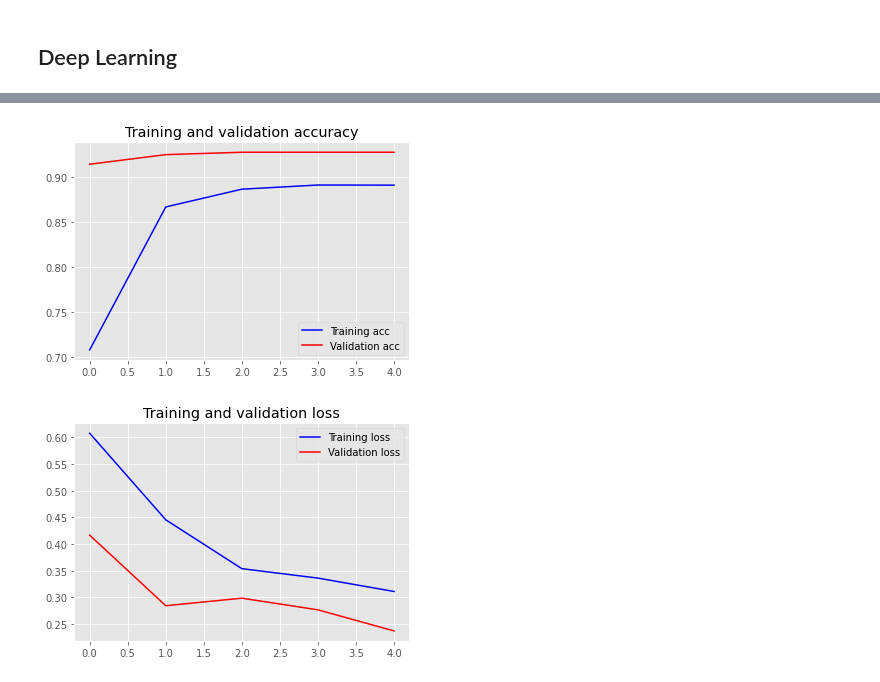
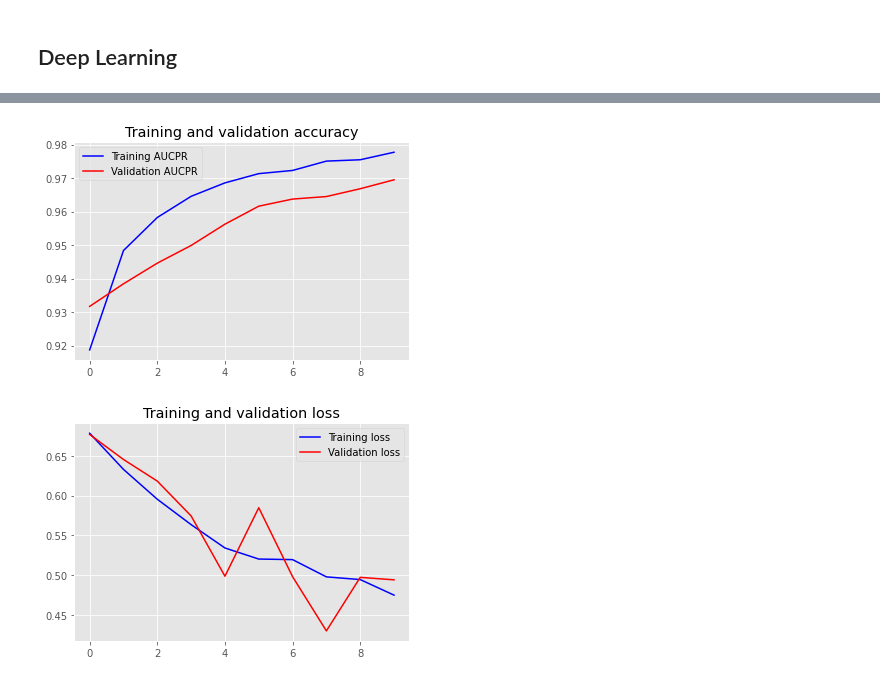
Before and after one commit to bachhvu/Amazon-NLP, a Jupyter notebook: Model Development.ipynb, the cells around one changed output, grey strips where cells are left out. Saved outputs shown, nothing was run; the diff lists cells and outputs as text; code cells hidden in the pictures.

```diff
--- a/Model Development.ipynb
+++ b/Model Development.ipynb
@@ -406,8 +377,13 @@ _________________________________________________________________
 # %%
-model.compile(loss="binary_crossentropy", optimizer=Adam(5e-4), metrics=["accuracy"])
+model.compile(loss="binary_crossentropy", optimizer=Adam(5e-4), metrics=[pr_metric])
 # %%
 callbacks = [ReduceLROnPlateau(monitor='val_loss', patience=5, cooldown=0),
              EarlyStopping(monitor='val_acc', min_delta=1e-4, patience=5)]
+# %%
+from sklearn.utils import class_weight
+class_weight = class_weight.compute_class_weight('balanced', np.unique(y_train), np.ravel(y_train))
+# %%
+class_weight = {i : class_weight[i] for i in range(2)}
 # %%
-H = model.fit(x_train, y_train, batch_size=1024, epochs=5, validation_split=0.05, verbose=1, callbacks=callbacks)
+H = model.fit(x_train, y_train, batch_size=1024, epochs=10, class_weight=class_weight, validation_split=0.05, verbose=1, callbacks=callbacks)
 # %% [output]
@@ -424,29 +410,29 @@ Epoch 5/5
 # %%
-acc = H.history['accuracy']
-val_acc = H.history['val_accuracy']
+acc = H.history['auc']
+val_acc = H.history['val_auc']
 loss = H.history['loss']
 val_loss = H.history['val_loss']
 
 epochs = range(len(acc))
 
 plt.style.use("ggplot")
 
-plt.plot(epochs, acc, 'b', label='Training acc')
-plt.plot(epochs, val_acc, 'r', label='Validation acc')
+plt.plot(epochs, acc, 'b', label='Training AUCPR')
+plt.plot(epochs, val_acc, 'r', label='Validation AUCPR')
 plt.title('Training and validation accuracy')
 plt.legend()
 
 plt.figure()
 
 plt.plot(epochs, loss, 'b', label='Training loss')
 plt.plot(epochs, val_loss, 'r', label='Validation loss')
 plt.title('Training and validation loss')
 plt.legend()
 
 plt.show()
 # %% [output]
-[figure, old version]
+[figure, new version]
-[figure, old version]
+[figure, new version]
 # %%
 %%time
 score = model.evaluate(x_test, y_test, batch_size=5000)
```
Also changed, not shown: parts of 27 cells of this notebook.
